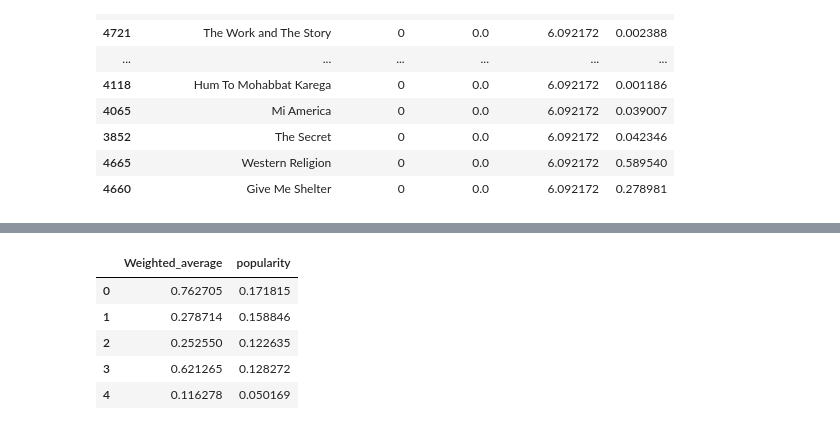
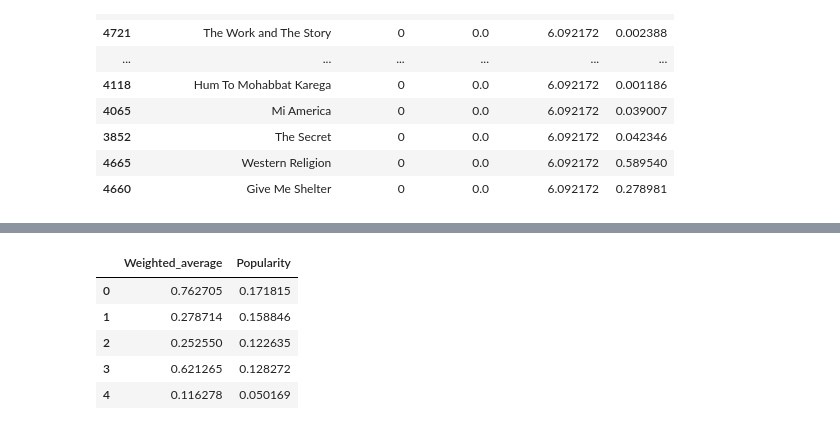
Before and after one commit to Amara-tech/Recommenders-system, a Jupyter notebook: movie.ipynb, the cells around one changed output, grey strips where cells are left out. Drawn from its saved outputs; the diff is of its cells as text; code cells hidden in the pictures.

```diff
--- a/movie.ipynb
+++ b/movie.ipynb
@@ -121,12 +121,12 @@ movies.head()
 # %%
 from sklearn.preprocessing import MinMaxScaler
 
 scaling=MinMaxScaler()
 movie_scaled = scaling.fit_transform(movies[['weighted_average', 'popularity']])
-movie_normalized = pd.DataFrame(movie_scaled, columns=['Weighted_average', 'popularity'])
+movie_normalized = pd.DataFrame(movie_scaled, columns=['Weighted_average', 'Popularity'])
 movie_normalized.head()
 # %% [output]
-|  | Weighted_average | popularity |
+|  | Weighted_average | Popularity |
 | 0 | 0.762705 | 0.171815 |
 | 1 | 0.278714 | 0.158846 |
 | 2 | 0.252550 | 0.122635 |
```
Also changed, not shown: parts of 3 cells of this notebook.
